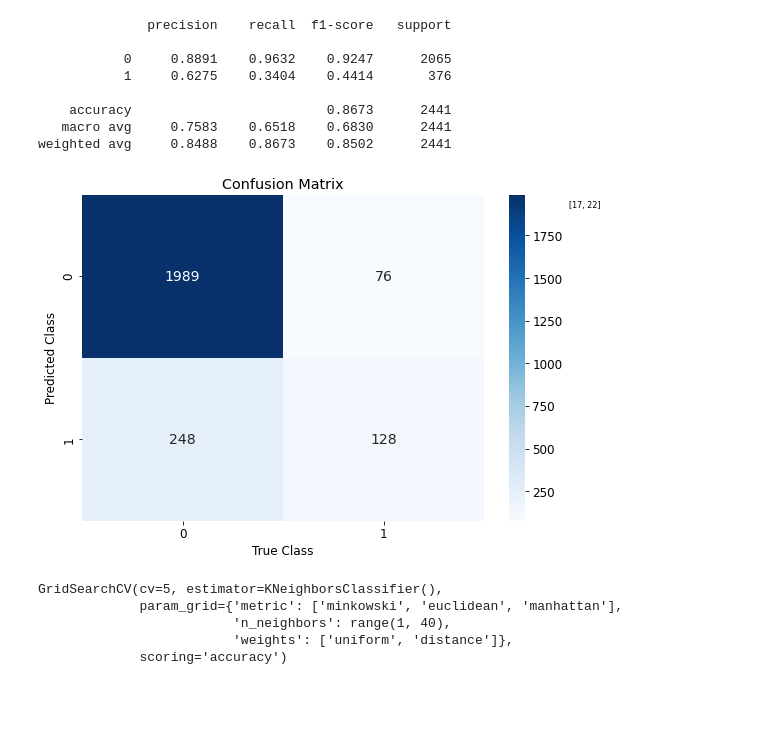
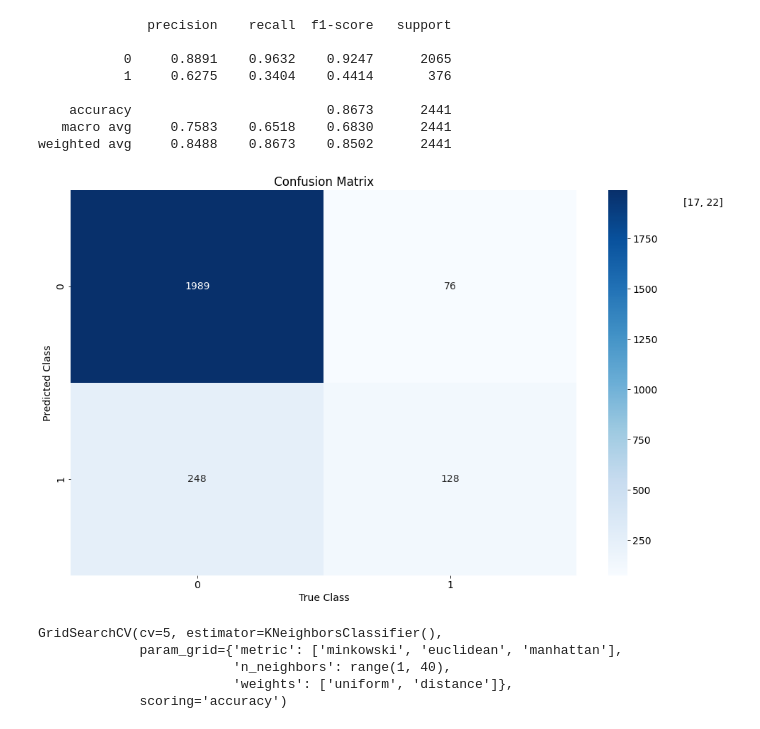
Before and after one commit to Kaustuv-Karki/Data-mining, a Jupyter notebook: KNN/knn-online-shop.ipynb, the cells around one changed output. Saved outputs shown, nothing was run; the diff lists cells and outputs as text; code cells hidden in the pictures; blank space fills up the shorter version.

```diff
--- a/KNN/knn-online-shop.ipynb
+++ b/KNN/knn-online-shop.ipynb
@@ -342,16 +357,16 @@ weighted avg     0.8488    0.8673    0.8502      2441
 # %%
 cm = confusion_matrix(test_y, knn.predict(test_x))
 # %%
-plt.figure(figsize=(9, 6))
+plt.figure(figsize=(16, 10))
 plt.title('Confusion Matrix')
 sns.heatmap(cm, annot=True, fmt="", cmap='Blues',annot_kws={"fontsize": 14})
 plt.xlabel('True Class')
 plt.ylabel('Predicted Class')
 plt.title("Confusion Matrix")
-plt.figtext(0.9,0.85,'[17, 22]',ha='center',fontsize=8)
-plt.rcParams.update({'font.size': 8})
+plt.figtext(0.9,0.85,'[17, 22]',ha='center',fontsize=14)
+plt.rcParams.update({'font.size': 14})
 # %% [output]
-[figure, old version]
+[figure, new version]
 # %%
 parameters = {
     'n_neighbors' : range(1, 40),
```
Also changed, not shown: parts of 17 cells of this notebook.
